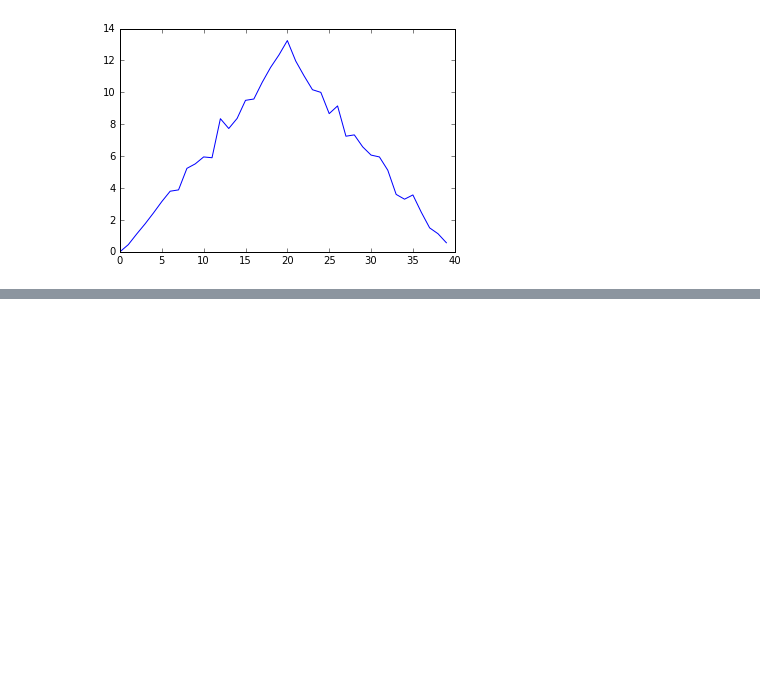
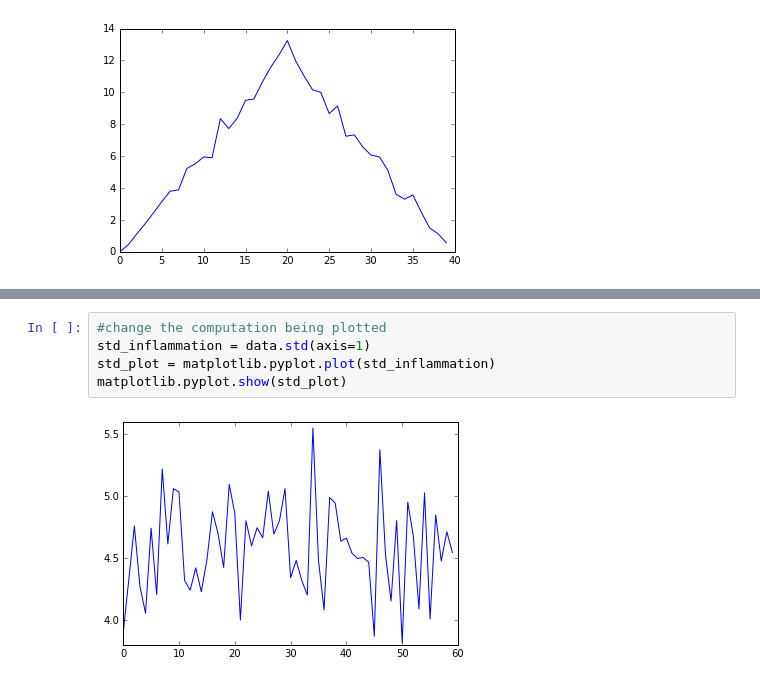
Before and after one commit to GCDigitalFellows/gcdrb_sessions, a Jupyter notebook: python_1_2.ipynb, the cells around one changed output, grey strips where cells are left out. Saved outputs shown, nothing was run; the diff lists cells and outputs as text; blank space fills up the shorter version.

```diff
--- a/python_1_2.ipynb
+++ b/python_1_2.ipynb
@@ -384,0 +392,7 @@ matplotlib.pyplot.show(ave_plot)
+# %%
+#change the computation being plotted
+std_inflammation = data.std(axis=1)
+std_plot = matplotlib.pyplot.plot(std_inflammation)
+matplotlib.pyplot.show(std_plot)
+# %% [output]
+[figure, added]
```
Also changed, not shown: parts of 2 cells of this notebook.
